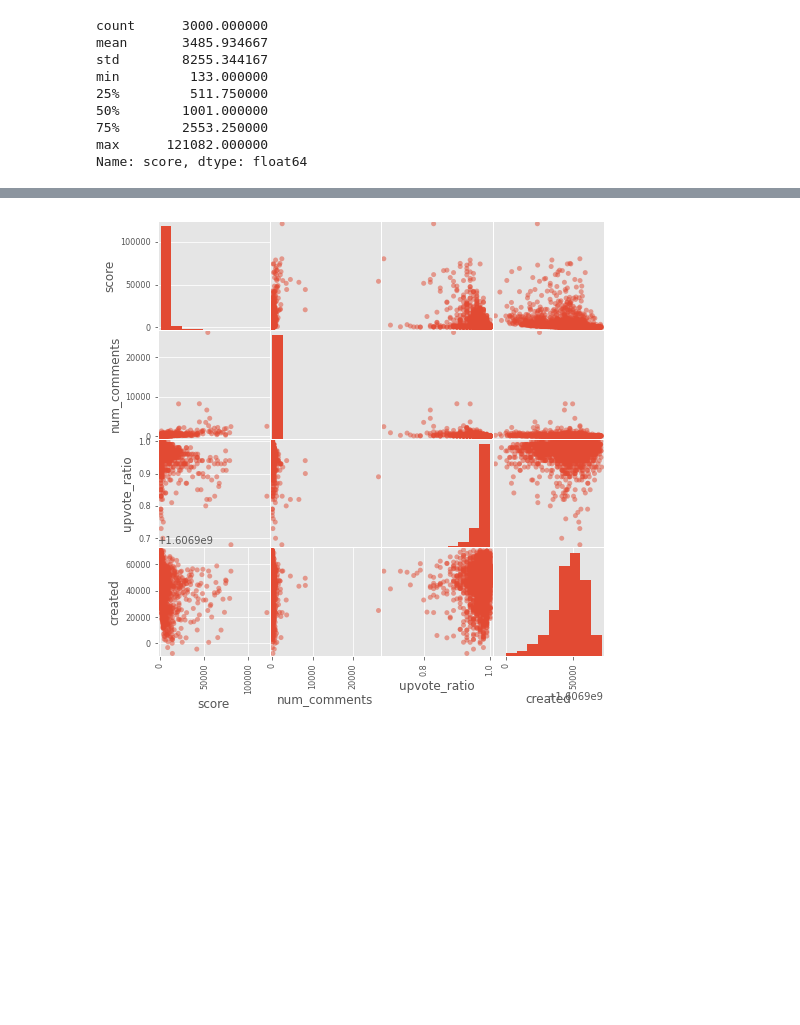
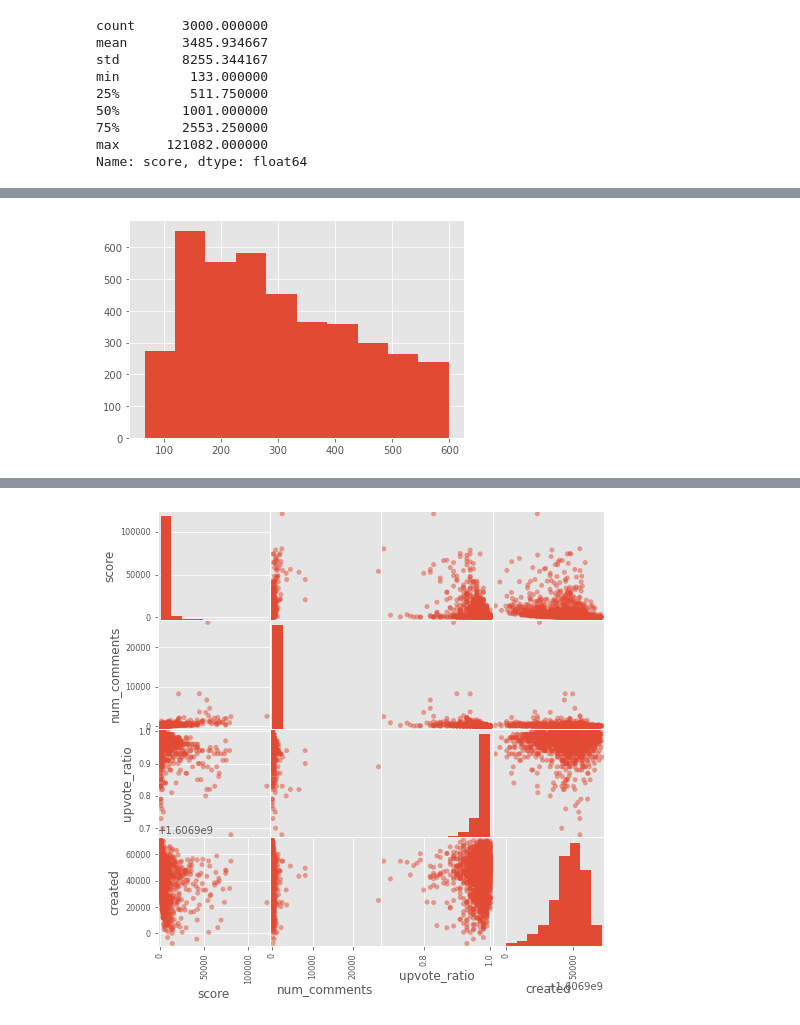
Before and after one commit to RubenBec/Capstone2, a Jupyter notebook: usecsv.ipynb, the cells around one changed output, grey strips where cells are left out. Saved outputs shown, nothing was run; the diff lists cells and outputs as text; code cells hidden in the pictures; blank space fills up the shorter version.

```diff
--- a/usecsv.ipynb
+++ b/usecsv.ipynb
@@ -69,0 +96,8 @@ df.describe()
+# %%
+df1 = df10k[df10k['score'] < 600]
+y2 = df1['score'].tolist()
+# %%
+plt.hist(y2)
+plt.show()
+# %% [output]
+[figure, added]
```
Also changed, not shown: parts of 50 cells of this notebook.
